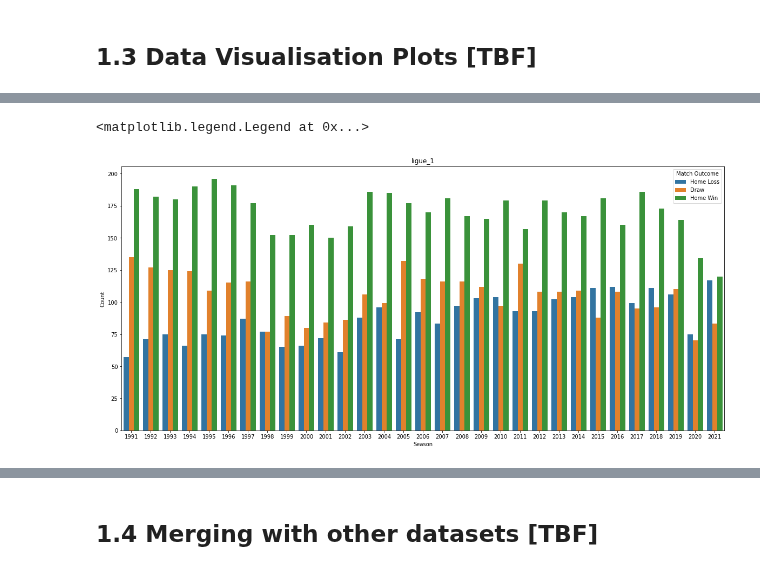
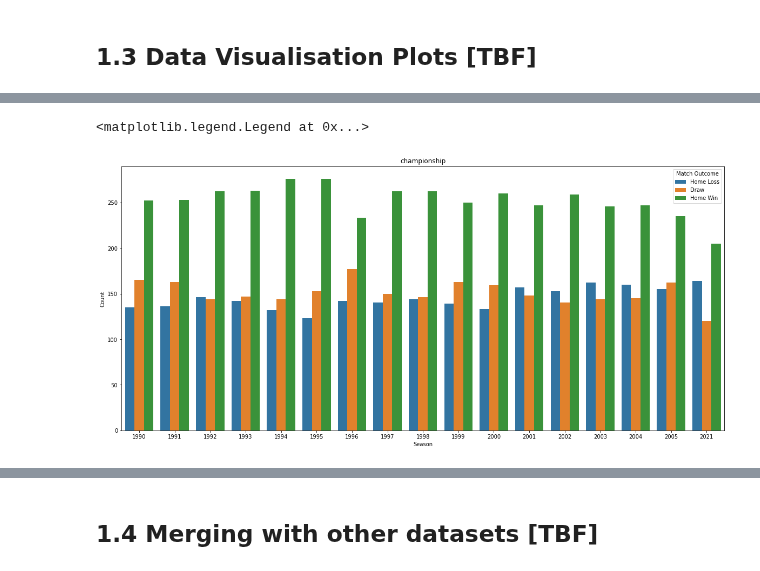
Before and after one commit to armanh3k/Football-Outcome-Predictions, a Jupyter notebook: eda.ipynb, the cells around one changed output, grey strips where cells are left out. Saved outputs shown, nothing was run; the diff lists cells and outputs as text; code cells hidden in the pictures.

Commit message:
Create plots of outcomes per season

```diff
--- a/eda.ipynb
+++ b/eda.ipynb
@@ -408,16 +409,19 @@ See the caveats in the documentation: https://pandas.pydata.org/pandas-docs/stab
 # %%
+import seaborn as sns
+import matplotlib.pyplot as plt
+
 # Plot of match outcomes per season for each league
 leagues = ['ligue_1','championship','eerste_divisie','ligue_2','premier_league','eredivisie','primera_division','primeira_liga','segunda_division','segunda_liga','serie_b','bundesliga','serie_a','2_liga']
 
-league='ligue_1'
+league='championship'
 
 plt.figure(figsize=(20,9))
 plt.title(league)
 
 league_plot = sns.countplot(x='Season', data=full_results_table.loc[(full_results_table['League'] == league)], hue='Label')
 
 league_plot.set(xlabel='Season', ylabel='Count')
 plt.legend(title='Match Outcome', labels=['Home Loss', 'Draw', 'Home Win'])
 # %% [output]
 <matplotlib.legend.Legend at 0x...>
-[figure, old version]
+[figure, new version]
```
Also changed, not shown: parts of 4 cells of this notebook.
